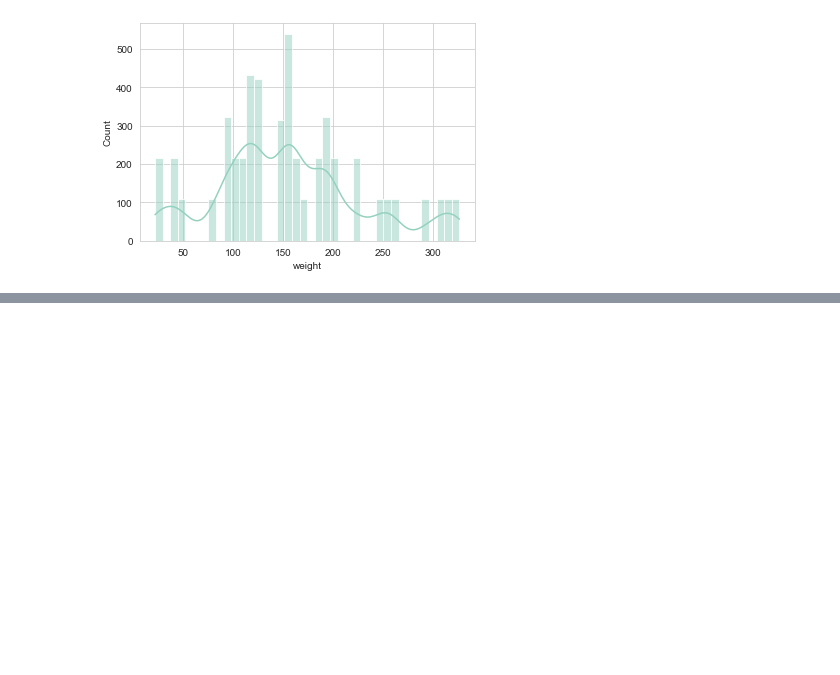
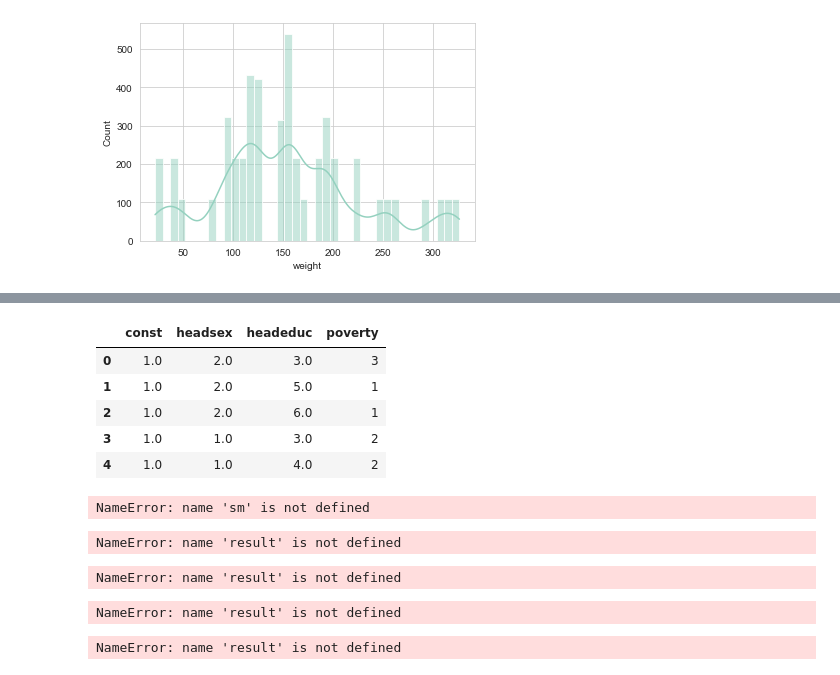
Before and after one commit to Karapetyan-Ani/Econometrics2022, a Jupyter notebook: lreg.ipynb, the cells around one changed output, grey strips where cells are left out. Saved outputs shown, nothing was run; the diff lists cells and outputs as text; code cells hidden in the pictures; blank space fills up the shorter version.

```diff
--- a/lreg.ipynb
+++ b/lreg.ipynb
@@ -125,0 +188,38 @@ df.columns
+# %%
+y = df['headage']
+x = df[['headsex',
+        'headeduc',
+        'poverty']]
+
+x = sm.add_constant(x)
+x.head()
+# %% [output]
+|  | const | headsex | headeduc | poverty |
+| 0 | 1.0 | 2.0 | 3.0 | 3 |
+| 1 | 1.0 | 2.0 | 5.0 | 1 |
+| 2 | 1.0 | 2.0 | 6.0 | 1 |
+| 3 | 1.0 | 1.0 | 3.0 | 2 |
+| 4 | 1.0 | 1.0 | 4.0 | 2 |
+# %%
+model = sm.OLS(y, x)
+result = model.fit()
+result.summary()
+# %% [output]
+NameError: name 'sm' is not defined
+# %%
+result.params
+# %% [output]
+NameError: name 'result' is not defined
+# %%
+sns.histplot(result.resid)
+# %% [output]
+NameError: name 'result' is not defined
+# %%
+sns.boxplot(x=result.resid, showmeans=True)
+# %% [output]
+NameError: name 'result' is not defined
+# %%
+for i in range(4):
+    sm.graphics.plot_fit(result, i, vlines=False)
+# %% [output]
+NameError: name 'result' is not defined
```
Also changed, not shown: parts of 10 cells of this notebook.
